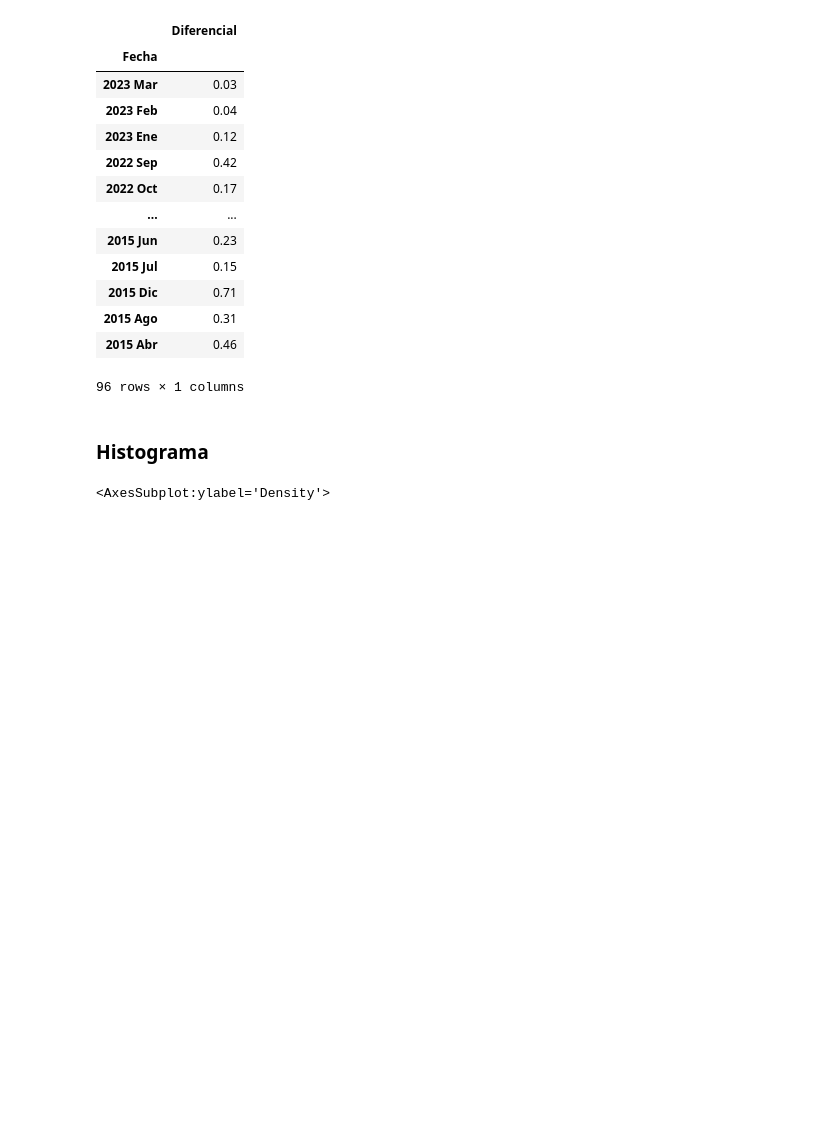
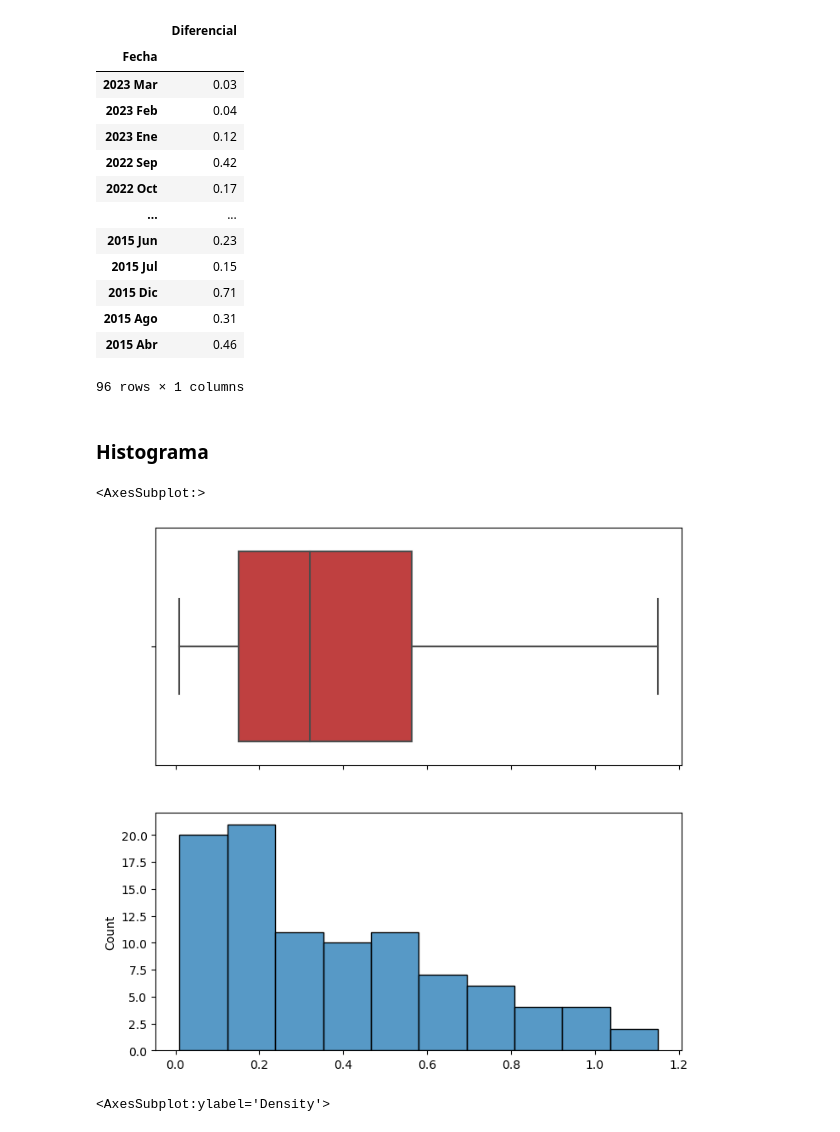
Before and after one commit to JuliaDomRuss/Proyecto_Simulacion, a Jupyter notebook: KDE Proyecto Simulación.ipynb, the cells around one changed output. Drawn from its saved outputs; the diff is of its cells as text; code cells hidden in the pictures; blank space fills up the shorter version.

```diff
--- a/KDE Proyecto Simulación.ipynb
+++ b/KDE Proyecto Simulación.ipynb
@@ -265,2 +259,0 @@ y_grid = np.linspace(0, 1.5, 1000)
-# %% [markdown]
-### Histograma
@@ -267,3 +265,12 @@ y_grid = np.linspace(0, 1.5, 1000)
+# %% [markdown]
+### Histograma
+# %%
+fig,(ax1,ax2) = plt.subplots(2,1,sharex= True,figsize=(8,8))
+sns.histplot(y, ax=ax2, bins=10)
+sns.boxplot(x=y, ax=ax1, saturation=.5, color='r')
+# %% [output]
+<AxesSubplot:>
+[figure, added]
 # %%
 sns.histplot(data=y, stat='density', kde=True, kde_kws={'bw_method': .2}, color='r', bins=9)
 # %% [output]
```
Also changed, not shown: parts of 26 cells of this notebook, 2 other files.
